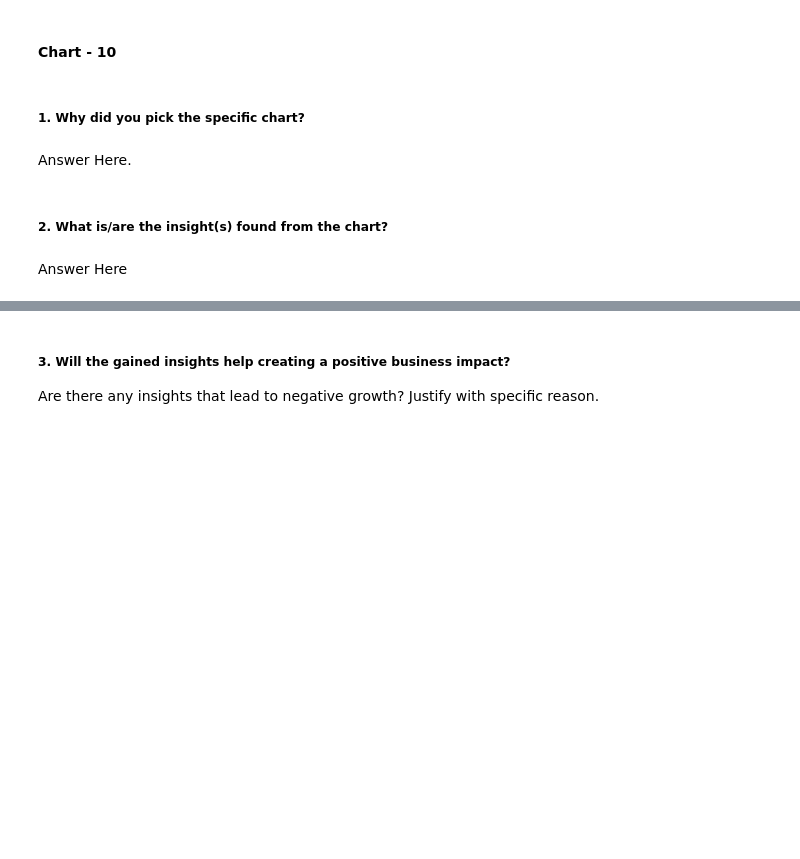
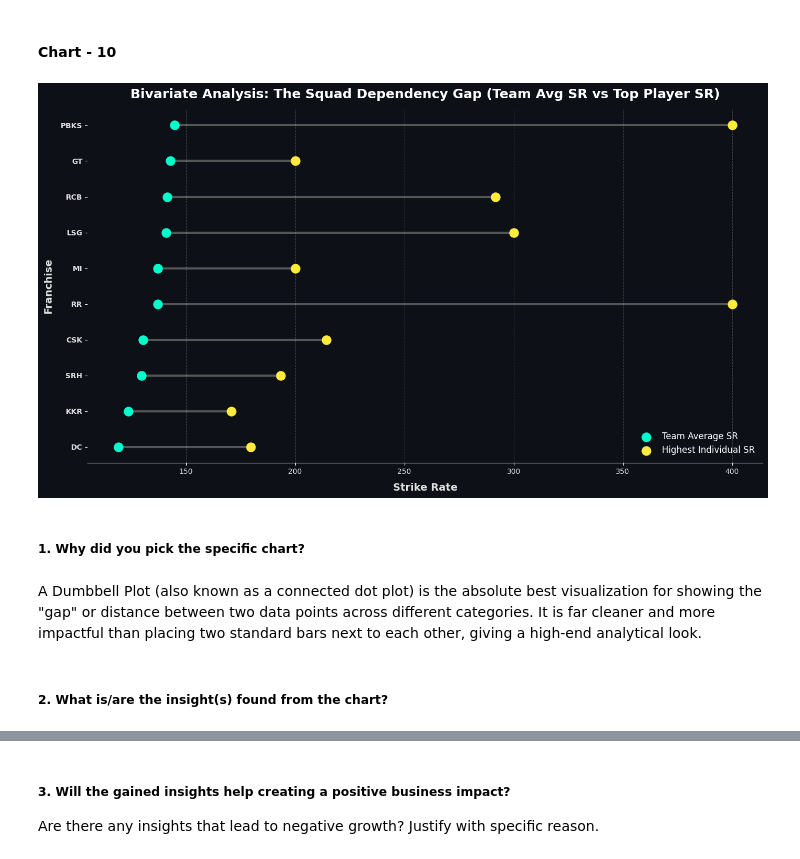
Before and after one commit to Madhav7871/IPL_Analysis, a Jupyter notebook: IPL_Analysis.ipynb, the cells around one changed output, grey strips where cells are left out. Saved outputs shown, nothing was run; the diff lists cells and outputs as text; code cells hidden in the pictures; blank space fills up the shorter version.

Commit message:
Added the chart-10 (A Dumbbell Plot)

```diff
--- a/IPL_Analysis.ipynb
+++ b/IPL_Analysis.ipynb
@@ -735,8 +733,46 @@ Negative Growth/Risk: If a player has a huge boundary run count but almost zero
+# %%
+# Chart - 10 visualization code
+import matplotlib.pyplot as plt
+import pandas as pd
+
+plt.style.use('dark_background')
+fig, ax = plt.subplots(figsize=(14, 8))
+fig.patch.set_facecolor('#0d1117')
+ax.set_facecolor('#0d1117')
+
+# Calculating the Max SR and Average SR per team to find the "Dependency Gap"
+team_sr = dataset.groupby('Team')['SR'].agg(['max', 'mean']).sort_values(by='mean')
+teams = team_sr.index
+max_sr = team_sr['max']
+mean_sr = team_sr['mean']
+
+# Creating a Dumbbell Plot (Gap Analysis)
+for i in range(len(teams)):
+    # The connecting line
+    ax.plot([mean_sr[i], max_sr[i]], [i, i], color='#555555', linewidth=3, zorder=1)
+    # The average team SR dot
+    ax.scatter(mean_sr[i], i, color='#00ffcc', s=150, zorder=2, label='Team Average SR' if i==0 else "")
+    # The highest individual SR dot
+    ax.scatter(max_sr[i], i, color='#ffeb3b', s=150, zorder=3, label='Highest Individual SR' if i==0 else "")
+
+plt.title('Bivariate Analysis: The Squad Dependency Gap (Team Avg SR vs Top Player SR)', fontsize=18, fontweight='bold', color='white', pad=15)
+plt.xlabel('Strike Rate', fontsize=14, fontweight='bold', color='#E0E0E0', labelpad=10)
+plt.ylabel('Franchise', fontsize=14, fontweight='bold', color='#E0E0E0', labelpad=10)
+
+plt.yticks(range(len(teams)), teams, color='#E0E0E0', fontweight='bold')
+plt.xticks(color='#E0E0E0')
+ax.legend(frameon=False, labelcolor='white', fontsize=12, loc='lower right')
+
+plt.grid(axis='x', linestyle='--', alpha=0.2, color='white')
+sns.despine(top=True, right=True, left=True)
+
+plt.tight_layout()
+plt.show()
+# %% [output]
+[figure, added]
 # %% [markdown]
 ##### 1. Why did you pick the specific chart?
-# %% [markdown]
-Answer Here.
+# %% [markdown]
+A Dumbbell Plot (also known as a connected dot plot) is the absolute best visualization for showing the "gap" or distance between two data points across different categories. It is far cleaner and more impactful than placing two standard bars next to each other, giving a high-end analytical look.
 # %% [markdown]
 ##### 2. What is/are the insight(s) found from the chart?
-# %% [markdown]
-Answer Here
```
Also changed, not shown: parts of 4 cells of this notebook.
